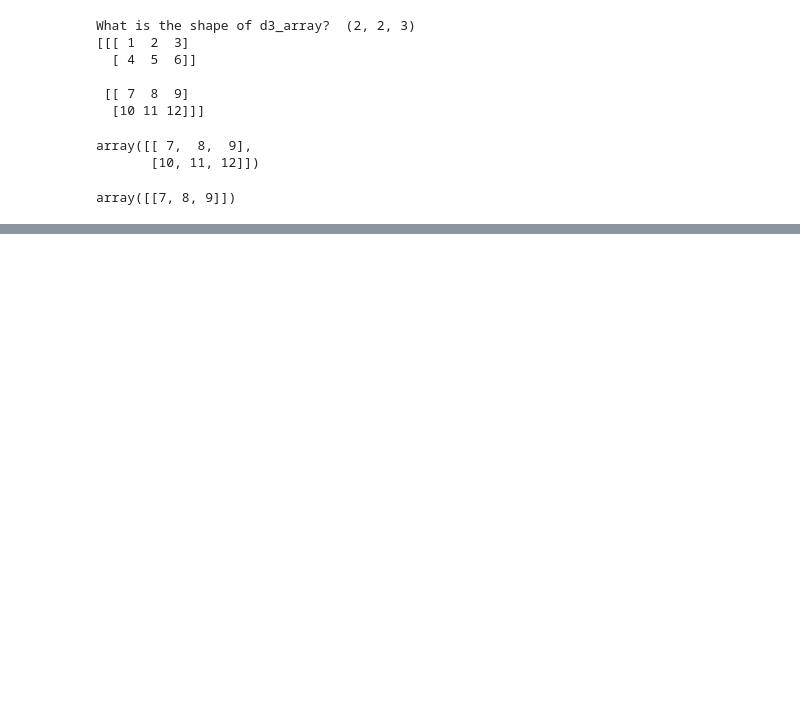
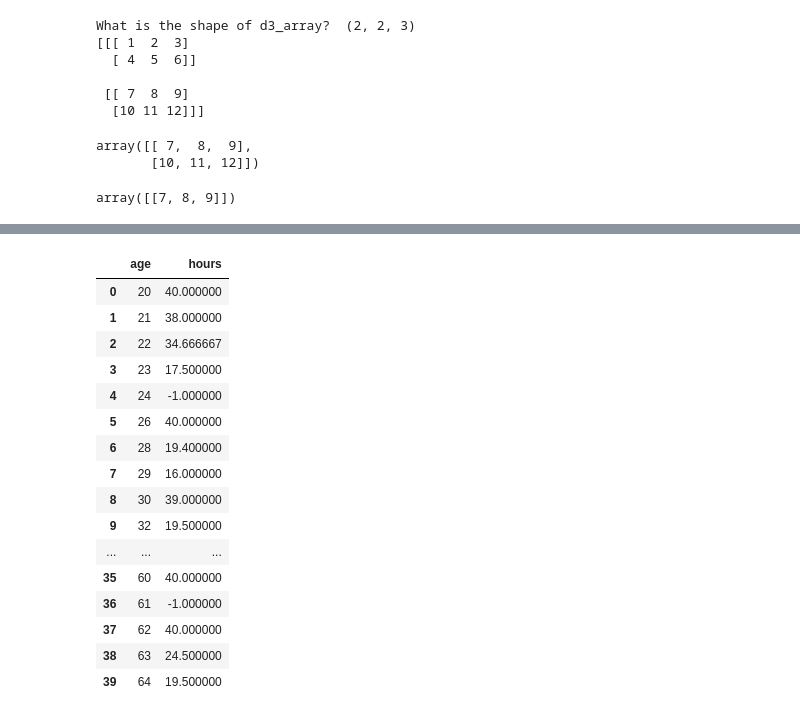
Before and after one commit to yemredemirci/CompEcon_Fall25, a Jupyter notebook: Python/InClass_PythonBasics.ipynb, the cells around one changed output, grey strips where cells are left out. Cells and saved outputs as stored; diff of their text form; code cells hidden in the pictures; blank space fills up the shorter version.

```diff
--- a/Python/InClass_PythonBasics.ipynb
+++ b/Python/InClass_PythonBasics.ipynb
@@ -273,0 +390,22 @@ array([[7, 8, 9]])
+# %%
+# group by age and report mean hours - and put in a dataframe
+df2 = kisa_df.groupby("age")["hours"].mean().reset_index()
+df2
+# %% [output]
+|  | age | hours |
+| 0 | 20 | 40.000000 |
+| 1 | 21 | 38.000000 |
+| 2 | 22 | 34.666667 |
+| 3 | 23 | 17.500000 |
+| 4 | 24 | -1.000000 |
+| 5 | 26 | 40.000000 |
+| 6 | 28 | 19.400000 |
+| 7 | 29 | 16.000000 |
+| 8 | 30 | 39.000000 |
+| 9 | 32 | 19.500000 |
+| ... | ... | ... |
+| 35 | 60 | 40.000000 |
+| 36 | 61 | -1.000000 |
+| 37 | 62 | 40.000000 |
+| 38 | 63 | 24.500000 |
+| 39 | 64 | 19.500000 |
```
Also changed, not shown: parts of 16 cells of this notebook.
